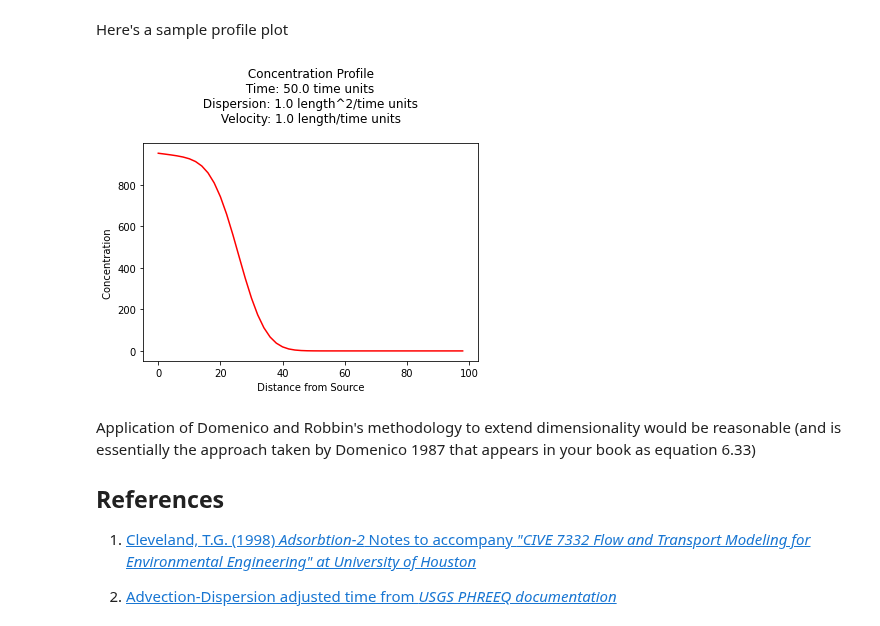
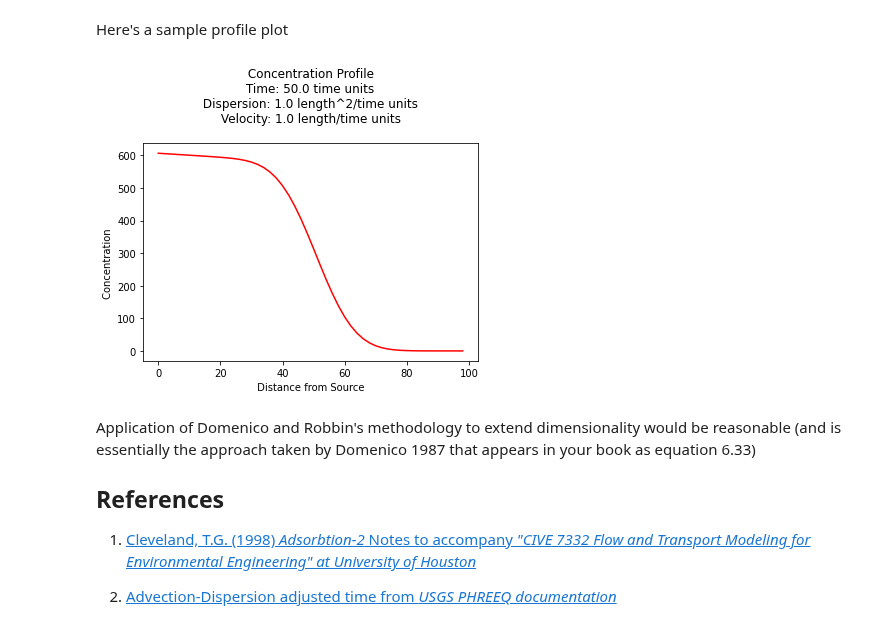
Before and after one commit to dustykat/ce-5364-webroot, a Jupyter notebook: ce5364notes/chapters/8reactivetransport/7decay.ipynb, the cells around one changed output. Cells and saved outputs as stored; diff of their text form; code cells hidden in the pictures.

```diff
--- a/ce5364notes/chapters/8reactivetransport/7decay.ipynb
+++ b/ce5364notes/chapters/8reactivetransport/7decay.ipynb
@@ -99,10 +99,10 @@ def c1dadrd(c_source,space,time,dispersion,velocity,retardation,decay):
 c_source = 1000.0 # source concentration
 space = 100.      # how far in X-direction to extend the plot
 time  = 50.       # time since release
-dispersion = 1 # dispersion coefficient
+dispersion = 1.0 # dispersion coefficient
 velocity = 1.0    # pore velocity
-retardation = 2.0
-decay = 0.001
+retardation = 1.0
+decay = 0.1
 #
 # forward define and initialize vectors for a profile plot
 #
@@ -177,38 +177,38 @@ space = 100.      # how far in X-direction to extend the plot
 time  = 50.       # time since release
 dispersion = 1.0  # dispersion coefficient
 velocity = 1.0    # pore velocity
-retardation = 2.0
+retardation = 1.0
 decay = 0.001 # species decay rate
-decay_s = 0.001 # source zone decay rate (e.g. washout rate)
+decay_s = 0.01 # source zone decay rate (e.g. washout rate)
 #
 # forward define and initialize vectors for a profile plot
 #
 how_many_points = 50
 deltax = space/how_many_points
 x = [i*deltax for i in range(how_many_points)] # constructor notation
 c = [0.0 for i in range(how_many_points)]      # constructor notation
 #
 # build the profile predictions
 #
 for i in range(0,how_many_points,1):
     c[i] = c1dadrdsrd(c_source,x[i],time,dispersion,velocity,retardation,decay,decay_s)
 #
 # Import graphics routines for picture making
 #
 from matplotlib import pyplot as plt
 #
 # Build and Render the Plot
 #
 plt.plot(x,c, color='red', linestyle = 'solid')  # make the plot object
 plt.title(" Concentration Profile \n Time: " + repr(time) + " time units \n" + " Dispersion: " + repr(dispersion) + " length^2/time units \n" + " Velocity: " + repr(velocity) + " length/time units \n") # caption the plot object
 plt.xlabel(" Distance from Source ") # label x-axis
 plt.ylabel(" Concentration        ") # label y-axis
 #plt.savefig("ogatabanksplot.png") # optional generates just a plot for embedding into a report
 plt.show() # plot to stdio -- has to be last call as it kills prior objects
 plt.close('all') # needed when plt.show call not invoked, optional here
 #sys.exit() # used to elegant exit for CGI-BIN use
 # %% [output]
-[figure, old version]
+[figure, new version]
 # %% [markdown]
 Application of Domenico and Robbin's methodology to extend dimensionality would be reasonable (and is essentially the approach taken by Domenico 1987 that appears in your book as equation 6.33)
 
```
Also changed, not shown: parts of 1 cell of this notebook, 8 other files.
